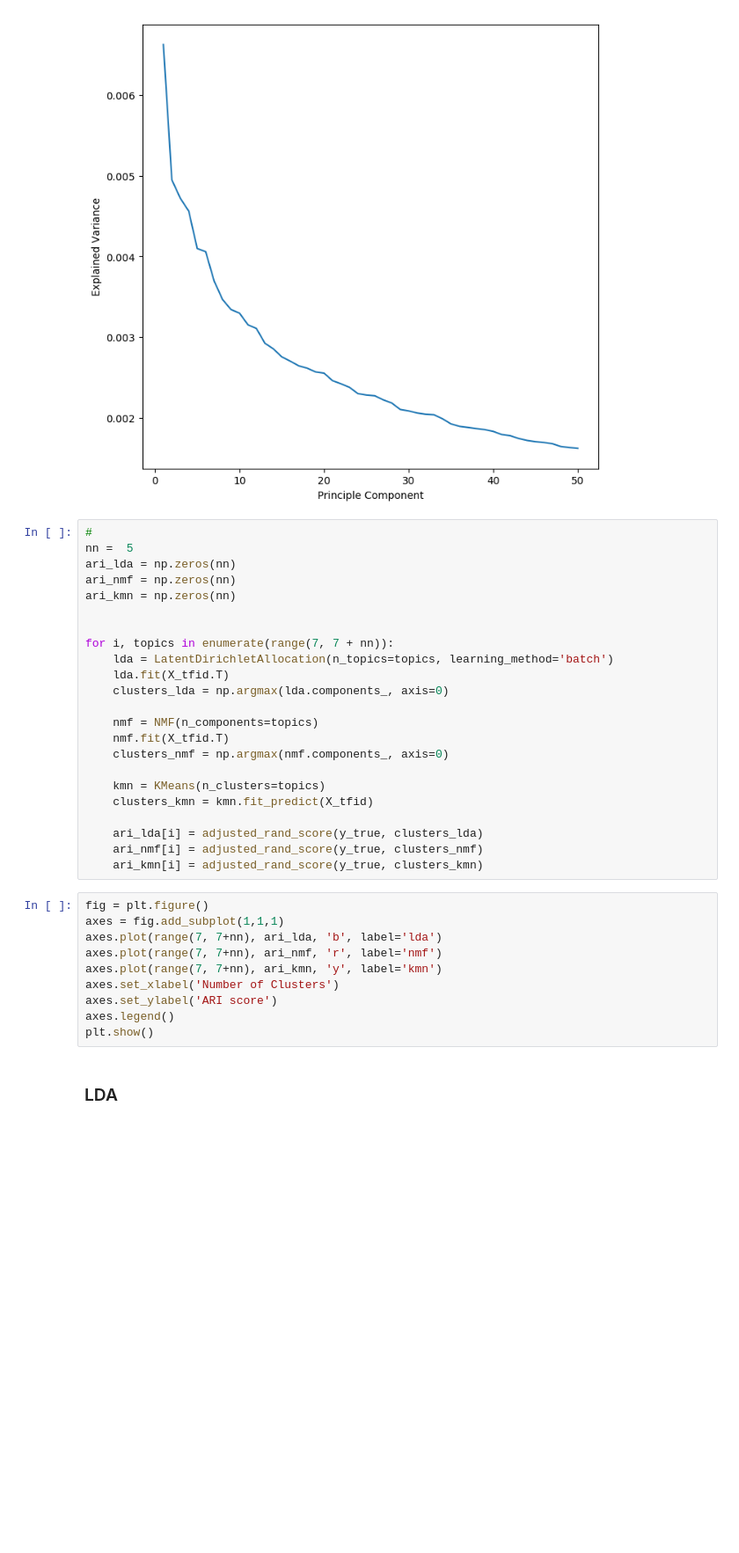
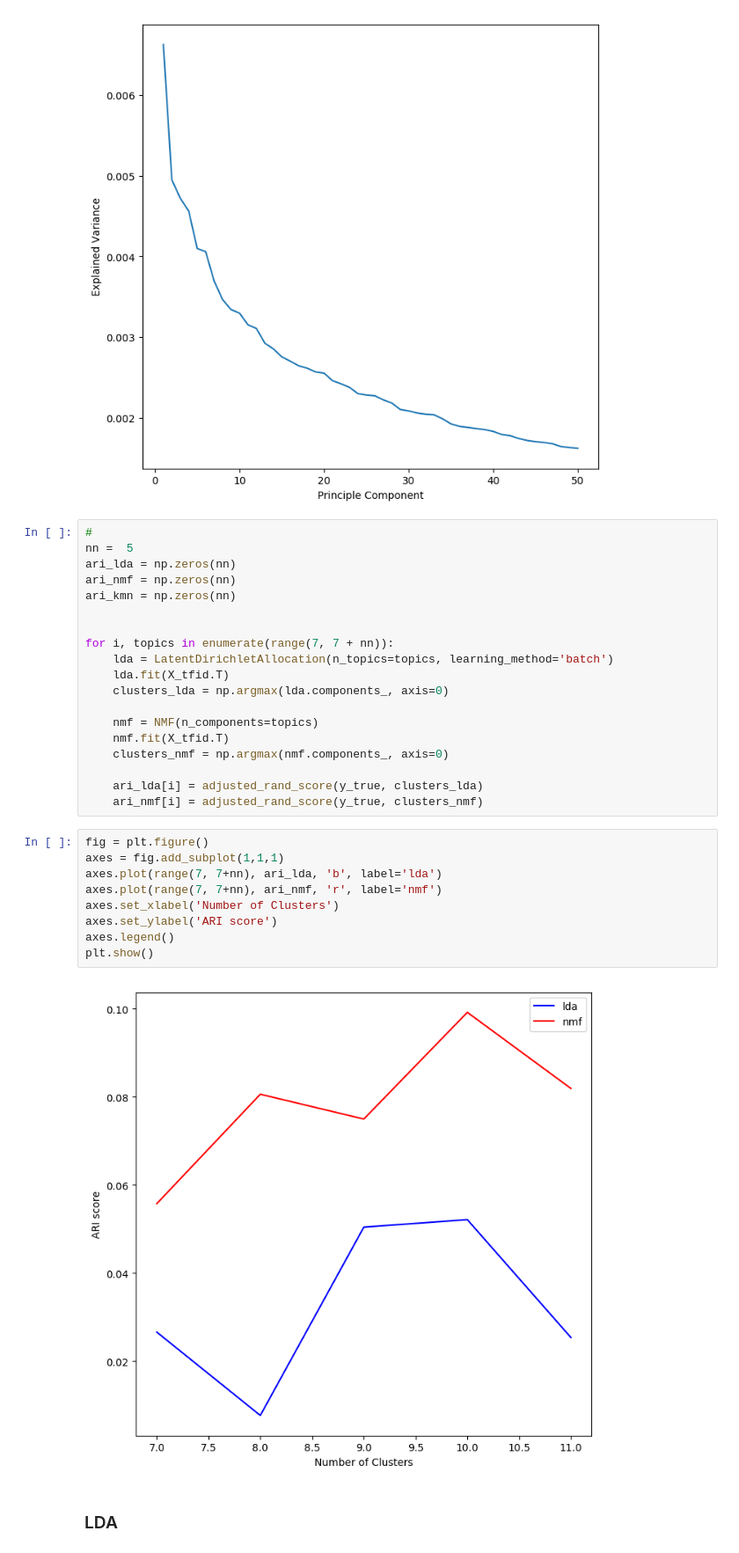
Before and after one commit to jagerhartman1/hw4, a Jupyter notebook: hw4_starter_notebook.ipynb, the cells around one changed output. Shown at 88% size. Drawn from its saved outputs; the diff is of its cells as text; blank space fills up the shorter version.

```diff
--- a/hw4_starter_notebook.ipynb
+++ b/hw4_starter_notebook.ipynb
@@ -945,22 +945,19 @@ for i, topics in enumerate(range(7, 7 + nn)):
     nmf.fit(X_tfid.T)
     clusters_nmf = np.argmax(nmf.components_, axis=0)
 
-    kmn = KMeans(n_clusters=topics)
-    clusters_kmn = kmn.fit_predict(X_tfid)
-
     ari_lda[i] = adjusted_rand_score(y_true, clusters_lda)
     ari_nmf[i] = adjusted_rand_score(y_true, clusters_nmf)
-    ari_kmn[i] = adjusted_rand_score(y_true, clusters_kmn)
 # %%
 fig = plt.figure()
 axes = fig.add_subplot(1,1,1)
 axes.plot(range(7, 7+nn), ari_lda, 'b', label='lda')
 axes.plot(range(7, 7+nn), ari_nmf, 'r', label='nmf')
-axes.plot(range(7, 7+nn), ari_kmn, 'y', label='kmn')
 axes.set_xlabel('Number of Clusters')
 axes.set_ylabel('ARI score')
 axes.legend()
 plt.show()
+# %% [output]
+[figure, added]
 # %% [markdown]
 ### LDA
 # %%
```
Also changed, not shown: parts of 22 cells of this notebook.
